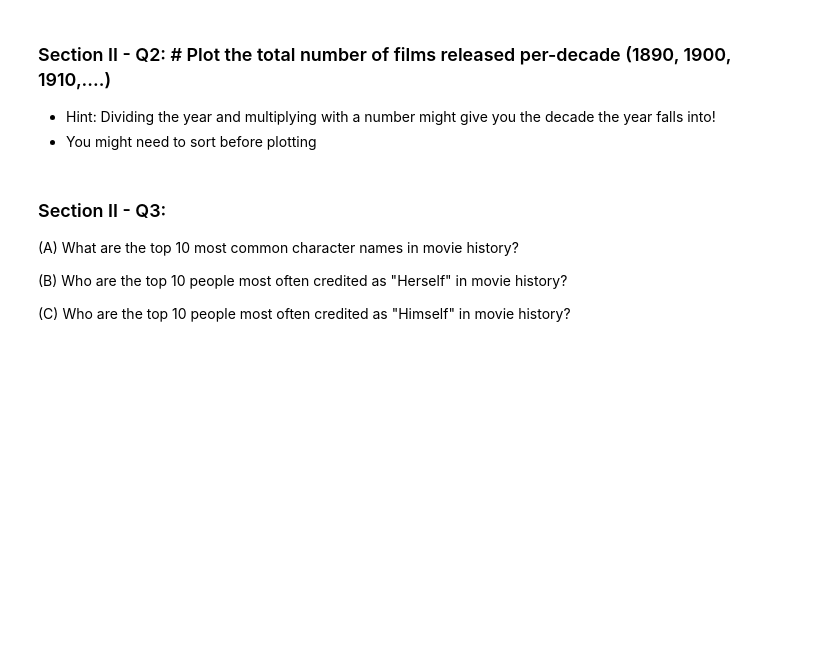
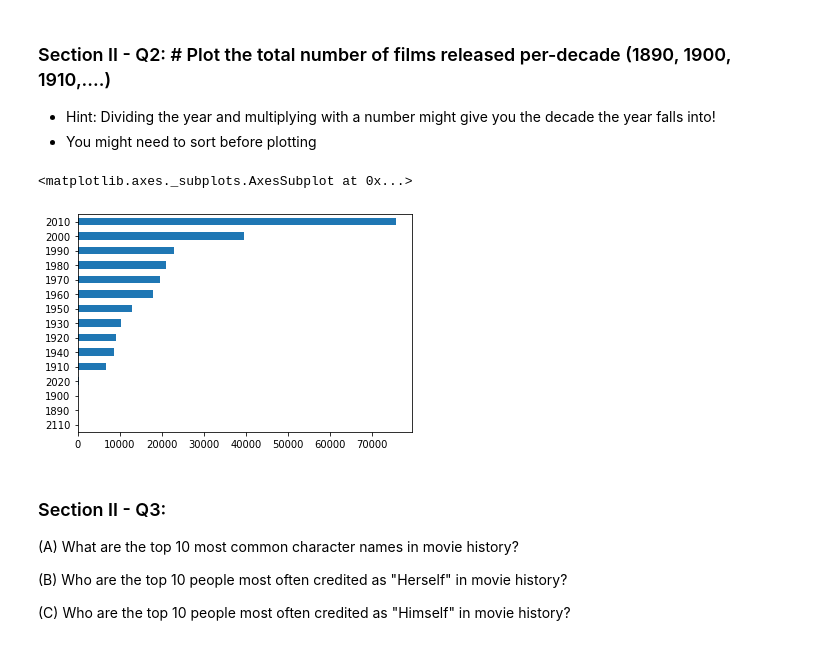
Before and after one commit to narek-g/mec-mini-projects, a Jupyter notebook: mec-5.3.10-data-wranging-with-pandas-mini-project/Mini_Project_Data_Wrangling_Pandas.ipynb, the cells around one changed output. Cells and saved outputs as stored; diff of their text form; code cells hidden in the pictures; blank space fills up the shorter version.

Commit message:
Update Mini_Project_Data_Wrangling_Pandas.ipynb
complete

```diff
--- a/mec-5.3.10-data-wranging-with-pandas-mini-project/Mini_Project_Data_Wrangling_Pandas.ipynb
+++ b/mec-5.3.10-data-wranging-with-pandas-mini-project/Mini_Project_Data_Wrangling_Pandas.ipynb
@@ -373,6 +380,12 @@ top_ten.plot(kind='barh')
 ### Section II - Q2: # Plot the total number of films released per-decade (1890, 1900, 1910,....)
 - Hint: Dividing the year and multiplying with a number might give you the decade the year falls into!
 - You might need to sort before plotting
+# %%
+movies_sorted = movies.sort_values(by='year', ascending=True)
+pd.DataFrame((movies_sorted.year//10)*10).year.value_counts().sort_values().plot(kind='barh')
+# %% [output]
+<matplotlib.axes._subplots.AxesSubplot at 0x...>
+[figure, added]
 # %% [markdown]
 ### Section II - Q3:
 
```
Also changed, not shown: parts of 21 cells of this notebook.
